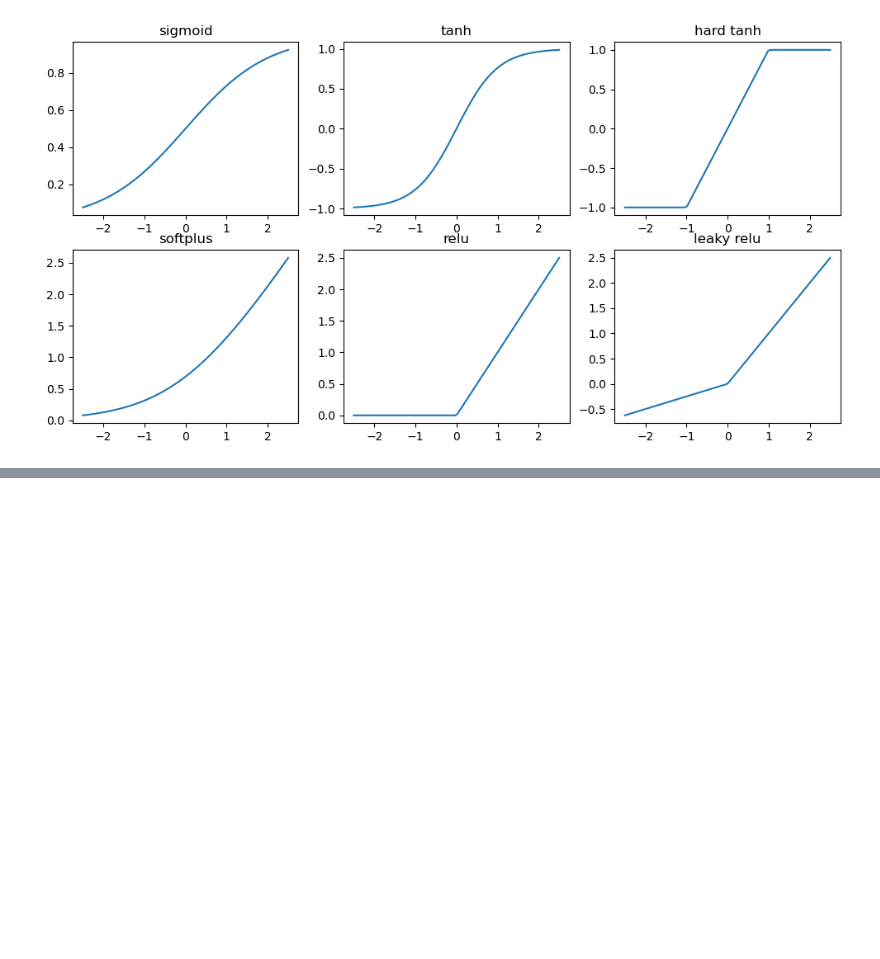
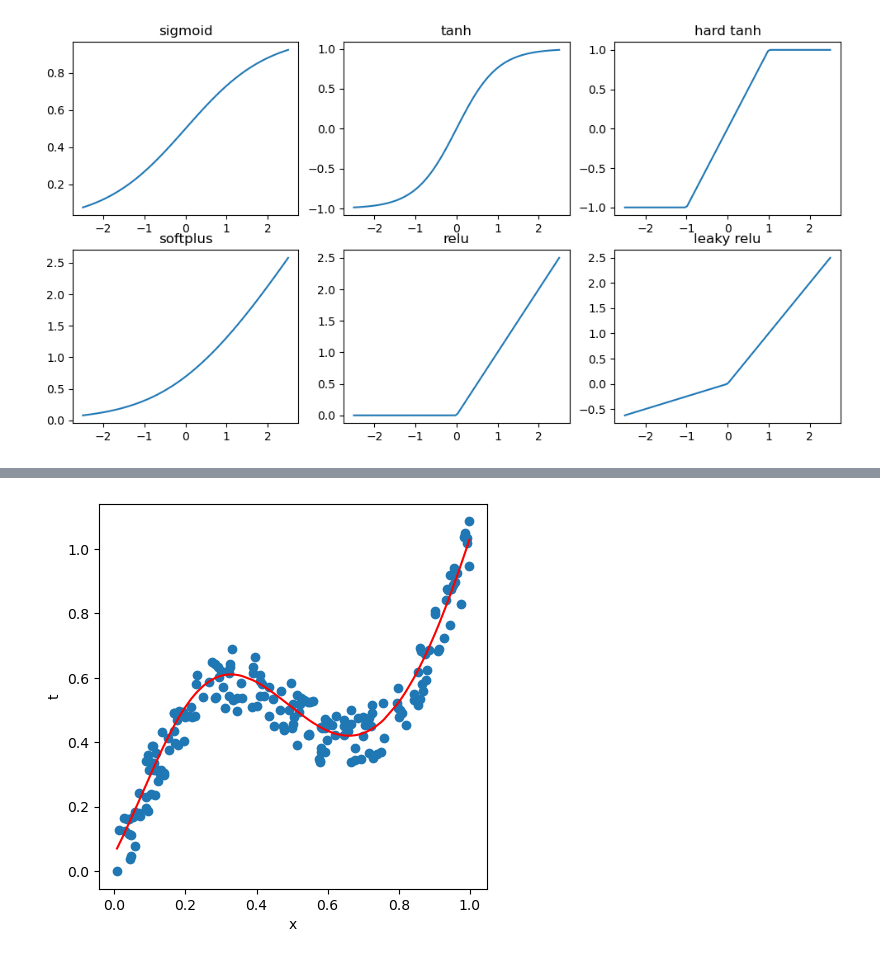
Before and after one commit to BenAF002/data_science, a Jupyter notebook: bishop_dl/ch6_deepNN.ipynb, the cells around one changed output, grey strips where cells are left out. Drawn from its saved outputs; the diff is of its cells as text; code cells hidden in the pictures; blank space fills up the shorter version.

```diff
--- a/bishop_dl/ch6_deepNN.ipynb
+++ b/bishop_dl/ch6_deepNN.ipynb
@@ -134,0 +279,23 @@ plt.show();
+# %%
+x = torch.tensor(x).view(-1, 1)
+t = torch.tensor(t).view(-1, 1)
+# %%
+model1 = RegNet('tanh', n_hidden=16)
+model2 = RegNet('tanh', n_hidden=16)
+# %%
+# model trained on x to predict t
+model1.train(x, t, epochs=5000, batch_size=20)
+
+preds = model1.forward(
+        torch.sort(x.view(-1))[0].view(-1, 1),
+        torch.sort(t.view(-1))[0].view(-1, 1)
+    )[0]
+preds = preds.detach().numpy().reshape(-1)
+
+plt.figure(figsize=(5,5))
+plt.ylabel('t')
+plt.xlabel('x')
+plt.scatter(x, t)
+plt.plot(torch.sort(x.view(-1))[0].view(-1, 1), preds, color='red');
+# %% [output]
+[figure, added]
```
Also changed, not shown: parts of 50 cells of this notebook, 5 other files.
